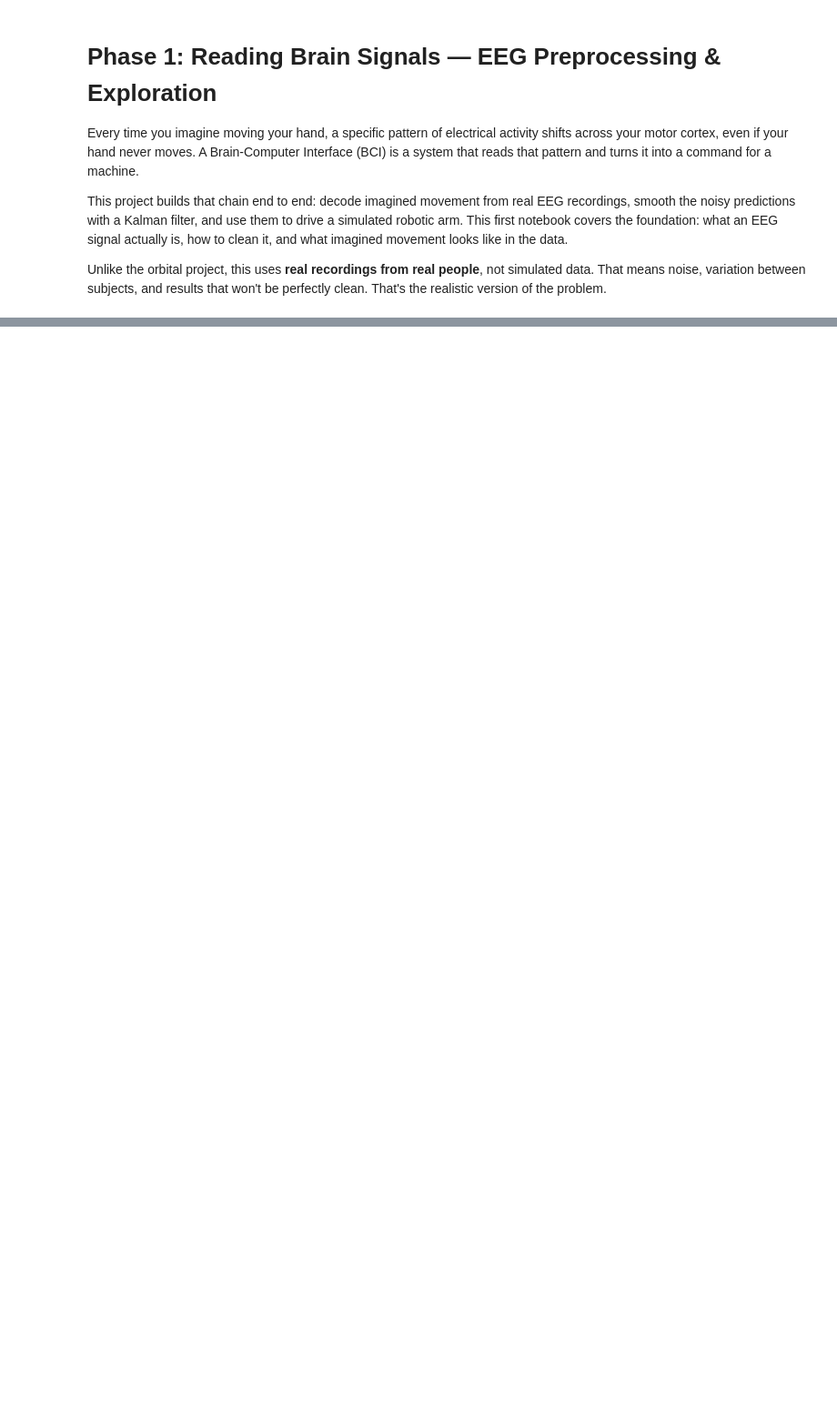
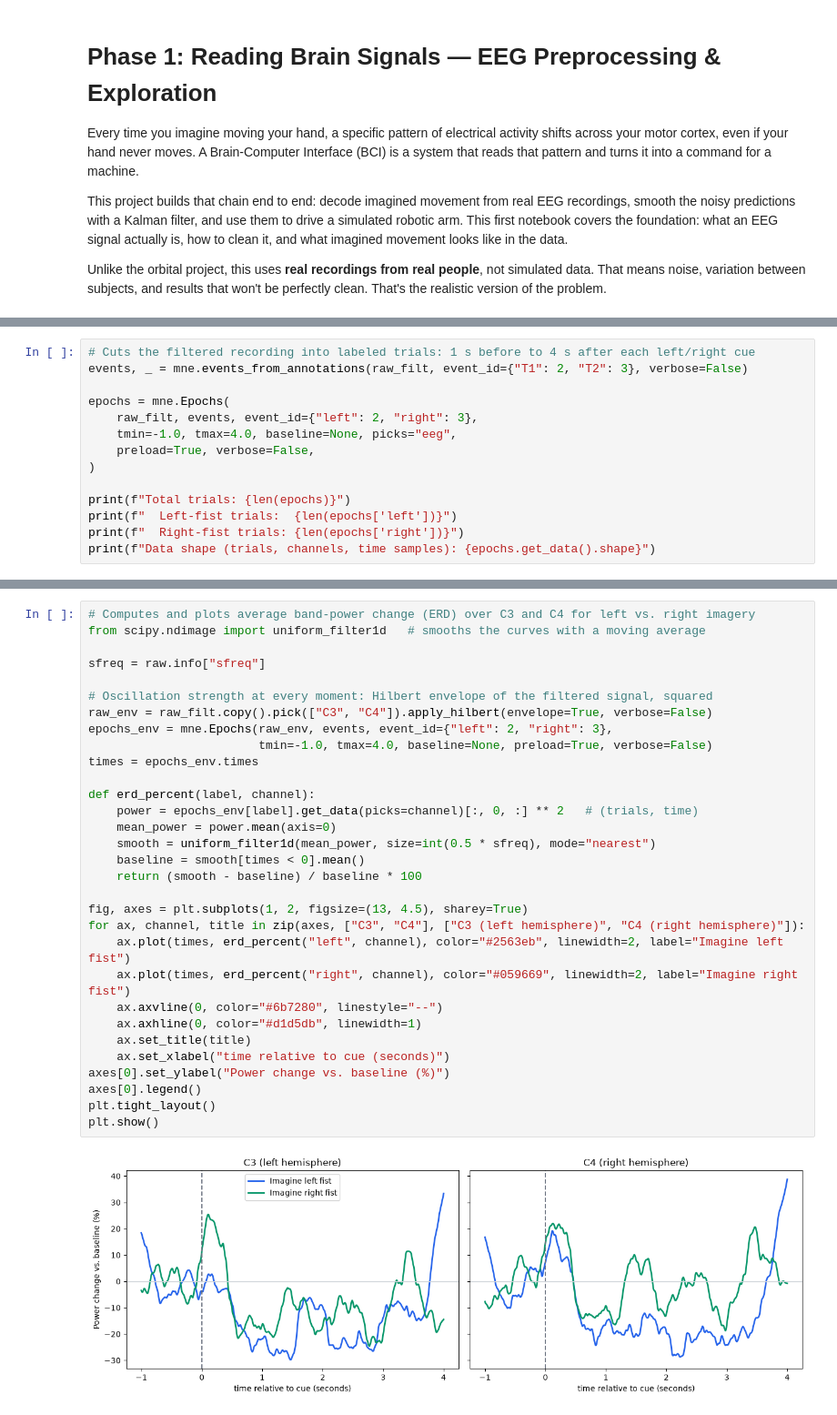
Before and after one commit to VicDeni/brain-controlled-robotic-arm, a Jupyter notebook: notebooks/01_eeg_preprocessing_exploration.ipynb, the cells around one changed output, grey strips where cells are left out. Shown at 91% size. Saved outputs shown, nothing was run; the diff lists cells and outputs as text; blank space fills up the shorter version.

```diff
--- a/notebooks/01_eeg_preprocessing_exploration.ipynb
+++ b/notebooks/01_eeg_preprocessing_exploration.ipynb
@@ -20,0 +147,14 @@ ModuleNotFoundError: No module named 'mne'
+# %%
+# Cuts the filtered recording into labeled trials: 1 s before to 4 s after each left/right cue
+events, _ = mne.events_from_annotations(raw_filt, event_id={"T1": 2, "T2": 3}, verbose=False)
+
+epochs = mne.Epochs(
+    raw_filt, events, event_id={"left": 2, "right": 3},
+    tmin=-1.0, tmax=4.0, baseline=None, picks="eeg",
+    preload=True, verbose=False,
+)
+
+print(f"Total trials: {len(epochs)}")
+print(f"  Left-fist trials:  {len(epochs['left'])}")
+print(f"  Right-fist trials: {len(epochs['right'])}")
+print(f"Data shape (trials, channels, time samples): {epochs.get_data().shape}")
@@ -20,0 +177,33 @@ ModuleNotFoundError: No module named 'mne'
+# %%
+# Computes and plots average band-power change (ERD) over C3 and C4 for left vs. right imagery
+from scipy.ndimage import uniform_filter1d   # smooths the curves with a moving average
+
+sfreq = raw.info["sfreq"]
+
+# Oscillation strength at every moment: Hilbert envelope of the filtered signal, squared
+raw_env = raw_filt.copy().pick(["C3", "C4"]).apply_hilbert(envelope=True, verbose=False)
+epochs_env = mne.Epochs(raw_env, events, event_id={"left": 2, "right": 3},
+                        tmin=-1.0, tmax=4.0, baseline=None, preload=True, verbose=False)
+times = epochs_env.times
+
+def erd_percent(label, channel):
+    power = epochs_env[label].get_data(picks=channel)[:, 0, :] ** 2   # (trials, time)
+    mean_power = power.mean(axis=0)
+    smooth = uniform_filter1d(mean_power, size=int(0.5 * sfreq), mode="nearest")
+    baseline = smooth[times < 0].mean()
+    return (smooth - baseline) / baseline * 100
+
+fig, axes = plt.subplots(1, 2, figsize=(13, 4.5), sharey=True)
+for ax, channel, title in zip(axes, ["C3", "C4"], ["C3 (left hemisphere)", "C4 (right hemisphere)"]):
+    ax.plot(times, erd_percent("left", channel), color="#2563eb", linewidth=2, label="Imagine left fist")
+    ax.plot(times, erd_percent("right", channel), color="#059669", linewidth=2, label="Imagine right fist")
+    ax.axvline(0, color="#6b7280", linestyle="--")
+    ax.axhline(0, color="#d1d5db", linewidth=1)
+    ax.set_title(title)
+    ax.set_xlabel("time relative to cue (seconds)")
+axes[0].set_ylabel("Power change vs. baseline (%)")
+axes[0].legend()
+plt.tight_layout()
+plt.show()
+# %% [output]
+[figure, added]
```
Also changed, not shown: parts of 12 cells of this notebook, 6 other files.
